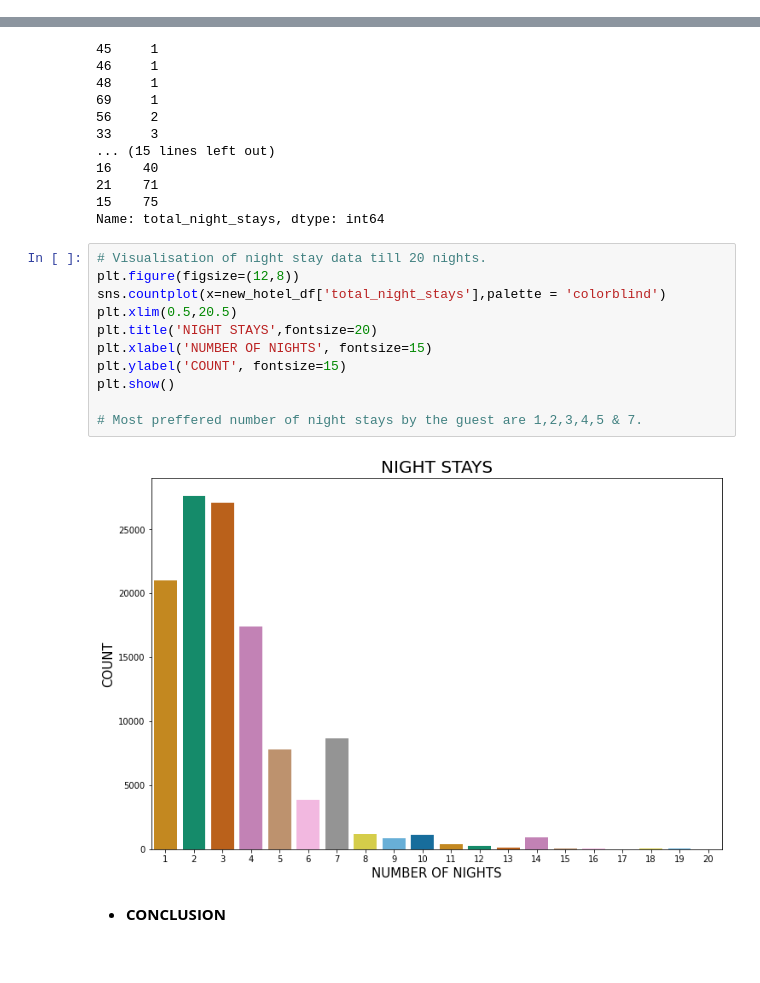
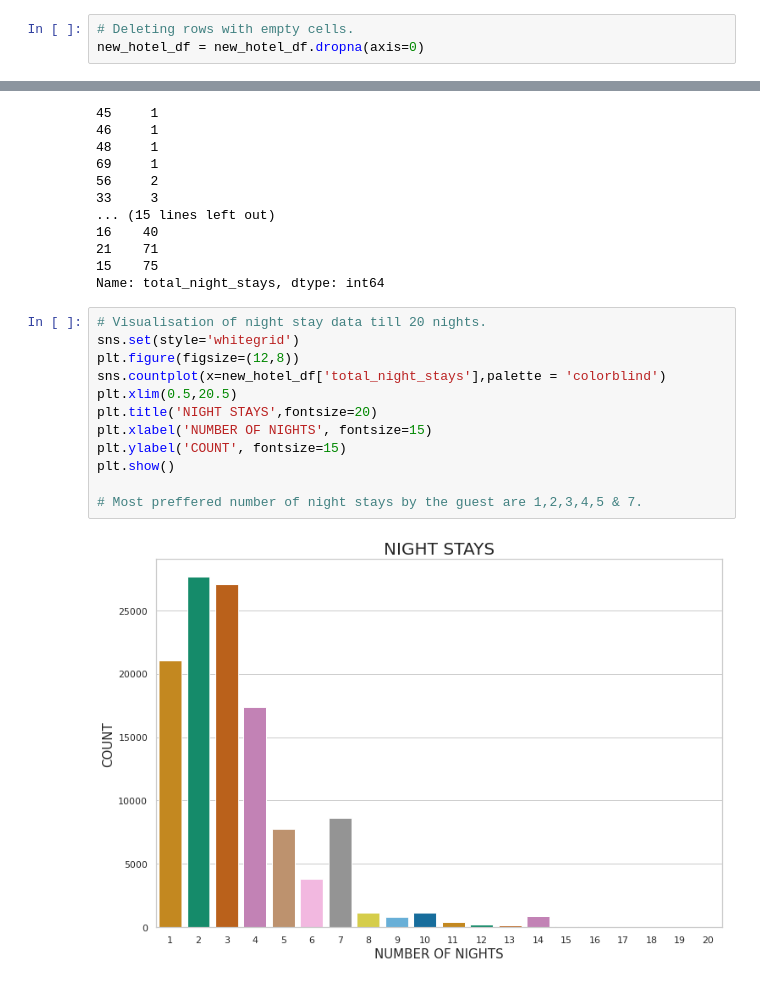
Before and after one commit to Arka1212/Hotel-Booking-Analysis, a Jupyter notebook: Hotel_Booking_Analysis_Capstone_Project.ipynb, the cells around one changed output, grey strips where cells are left out. Drawn from its saved outputs; the diff is of its cells as text.

```diff
--- a/Hotel_Booking_Analysis_Capstone_Project.ipynb
+++ b/Hotel_Booking_Analysis_Capstone_Project.ipynb
@@ -175,6 +175,9 @@ new_hotel_df['children'].fillna(round(new_hotel_df['children'].mean()), inplace=
 
 # Replacing null values of 'country' column with the mode value of the column.
 # Replacing null values of 'children' column with the mean value of the column.
+# %%
+# Deleting rows with empty cells.
+new_hotel_df = new_hotel_df.dropna(axis=0)
 # %%
 # Re-checking the number of null values to ensure the data cleaning is successful.
 new_hotel_df.isnull().sum()
@@ -676,16 +679,15 @@ night_stays
 Name: total_night_stays, dtype: int64
 # %%
 # Visualisation of night stay data till 20 nights.
+sns.set(style='whitegrid')
 plt.figure(figsize=(12,8))
 sns.countplot(x=new_hotel_df['total_night_stays'],palette = 'colorblind')
 plt.xlim(0.5,20.5)
 plt.title('NIGHT STAYS',fontsize=20)
 plt.xlabel('NUMBER OF NIGHTS', fontsize=15)
 plt.ylabel('COUNT', fontsize=15)
 plt.show()
 
 # Most preffered number of night stays by the guest are 1,2,3,4,5 & 7.
 # %% [output]
-[figure, old version]
+[figure, new version]
-# %% [markdown]
-* **CONCLUSION**
```
Also changed, not shown: parts of 7 cells of this notebook.
